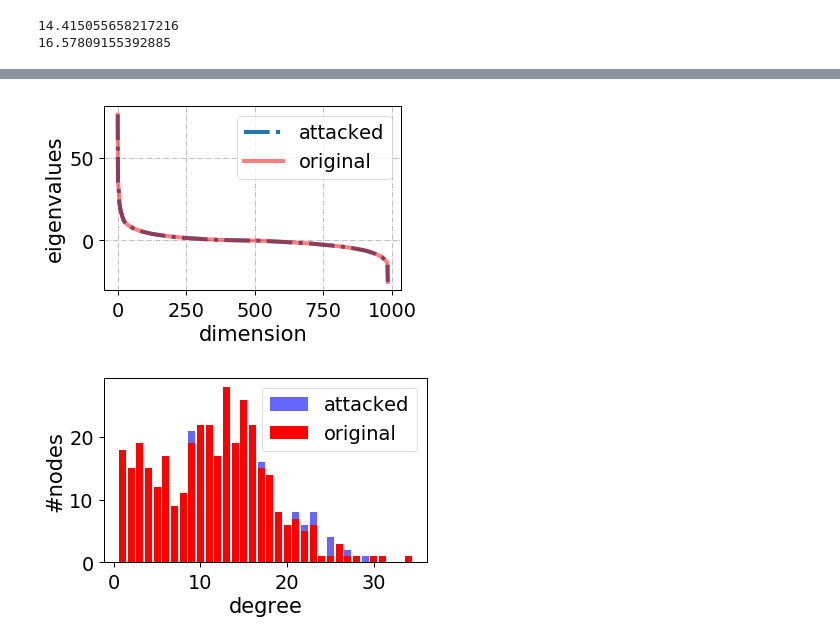
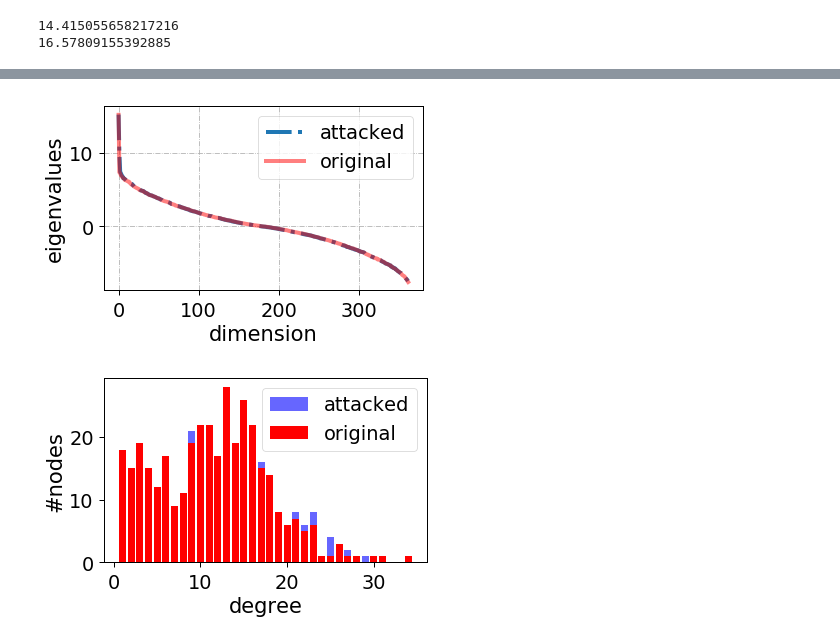
Before and after one commit to marsplus/attack-graph-code, a Jupyter notebook: src/data-analysis.ipynb, the cells around one changed output, grey strips where cells are left out. Saved outputs shown, nothing was run; the diff lists cells and outputs as text; code cells hidden in the pictures.

```diff
--- a/src/data-analysis.ipynb
+++ b/src/data-analysis.ipynb
@@ -317,8 +331,9 @@ print(np.max(ret))
 
 graph_type = 'BTER'
 numExp = 30
-folder = '../result/utility_max/min_eigcent_SP'
-Key = 'alpha1=1'
+mode = 'min_lambda1_SP'
+folder = '../result/utility_max/{}'.format(mode)
+Key = 'equalAlpha'
 graph_name = ['original', 'attacked']
 
 with open(os.path.join(folder, '{}_numExp_{}_attacked_graphs_{}.p'.format(graph_type, numExp, Key)), 'rb') as fid:
@@ -350,0 +414,23 @@ original 0.1      0.121895
+# %%
+### the cut (non-normalized) size as the attacker's budget increases ###
+
+graph_type = 'BTER'
+numExp = 30
+mode = 'min_lambda1_SP'
+folder = '../result/utility_max/{}'.format(mode)
+Key = 'alpha3=1'
+graph_name = ['original', 'attacked']
+
+with open(os.path.join(folder, '{}_numExp_{}_attacked_graphs_{}.p'.format(graph_type, numExp, Key)), 'rb') as fid:
+    data = pickle.load(fid)
+
+ret = []
+for budget in [0.1, 0.2, 0.3, 0.4, 0.5]:
+    for gn in graph_name:
+        for exp in range(numExp):
+            G = data[budget][exp][gn]
+            S = [i for i in range(G.order()) if G.nodes[i]['target']]
+            ret.append((nx.cut_size(G, S), gn, budget))
+ret = pd.DataFrame(ret, columns=['cut size', 'graph', 'budget'])
+y = ret.groupby(['graph', 'budget']).mean()
+print(y)
@@ -351,34 +450,35 @@ original 0.1      0.121895
 # %%
 ### the spectra before/after attack ###
 
-graph_type = 'Email'
-numExp = 1
-folder = '../result/utility_max/min_eigcent_SP'
-Key = 'alpha1=1'
+graph_type = 'BTER'
+numExp = 30
+mode = 'min_lambda1_SP'
+folder = '../result/utility_max/{}'.format(mode)
+Key = 'equalAlpha'
 graph_name = ['original', 'attacked']
 budget = 0.5
-exp = 0
+exp = 10
 
 with open(os.path.join(folder, '{}_numExp_{}_attacked_graphs_{}.p'.format(graph_type, numExp, Key)), 'rb') as fid:
     data = pickle.load(fid)
 
 ret = {'attacked': None, 'original': None}
 for key, _ in ret.items():
     G = data[budget][exp][key]
     adj = nx.adjacency_matrix(G).todense()
     eigVals = sorted(np.real(LIN.eig(adj)[0]), reverse=True)
     ret[key] = eigVals
 
 x = range(len(G))
 plt.plot(x, ret['attacked'], label='attacked', linestyle='-.', linewidth=4)
 plt.plot(x, ret['original'], label='original', linewidth=4, alpha=0.5, color='r')
 plt.legend()
 plt.grid(linestyle='-.')
 plt.ylabel('eigenvalues')
 plt.xlabel('dimension')
 plt.tight_layout()
 # %% [output]
-[figure, old version]
+[figure, new version]
 # %%
 ### the degree distributioin before/after attack ###
 import collections
```
Also changed, not shown: parts of 6 cells of this notebook, 2 other files.
